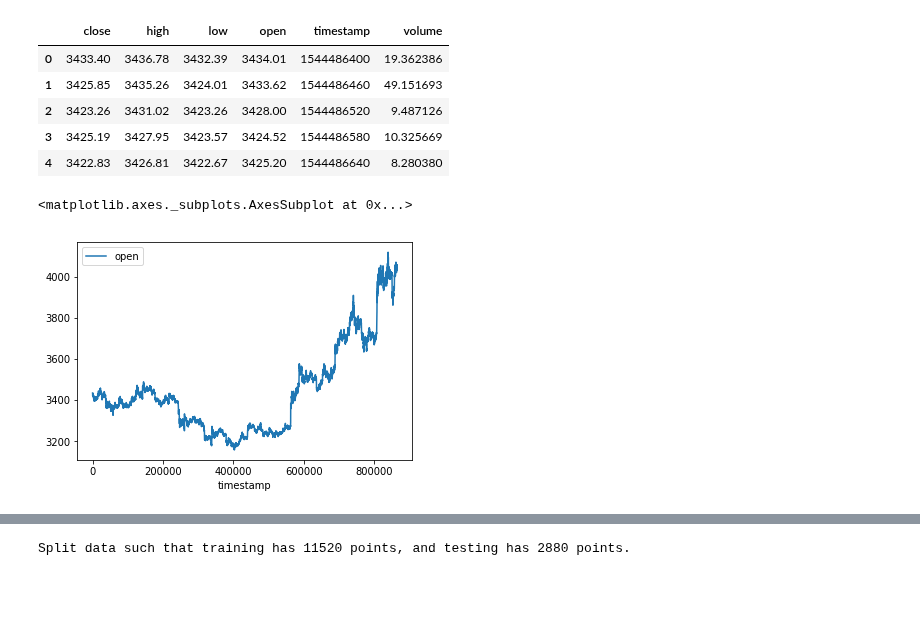
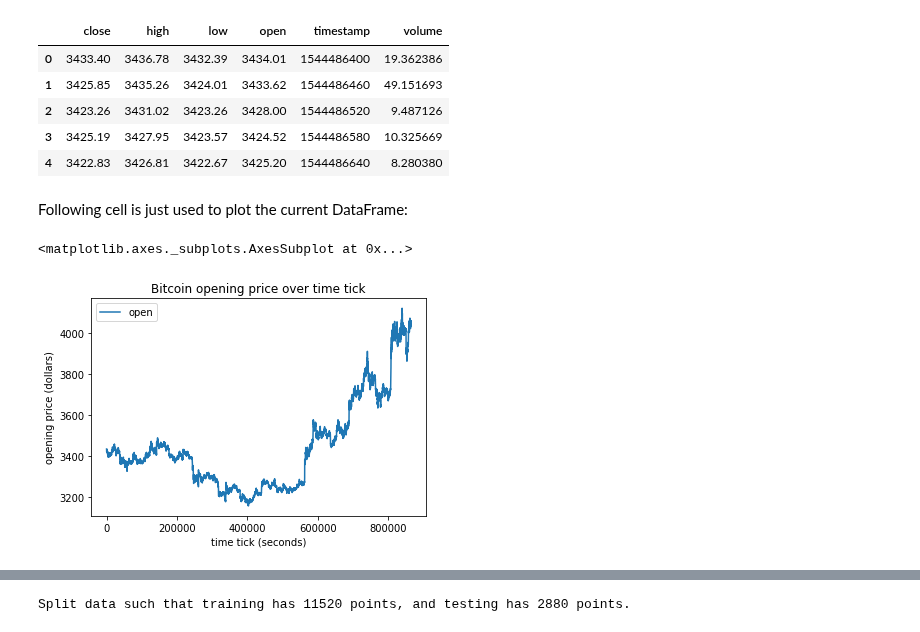
Before and after one commit to jonathancai11/btc-analysis, a Jupyter notebook: btc-prediction.ipynb, the cells around one changed output, grey strips where cells are left out. Cells and saved outputs as stored; diff of their text form; code cells hidden in the pictures; blank space fills up the shorter version.

```diff
--- a/btc-prediction.ipynb
+++ b/btc-prediction.ipynb
@@ -63,13 +72,19 @@ Number of rows: 14400.0
 | 2 | 3423.26 | 3431.02 | 3423.26 | 3428.00 | 1544486520 | 9.487126 |
 | 3 | 3425.19 | 3427.95 | 3423.57 | 3424.52 | 1544486580 | 10.325669 |
 | 4 | 3422.83 | 3426.81 | 3422.67 | 3425.20 | 1544486640 | 8.280380 |
+# %% [markdown]
+Following cell is just used to plot the current DataFrame:
 # %%
 # Plot opening price across entire set
 df_plot = df.drop(labels=['close', 'high', 'low', 'volume'], axis=1)
 earliest_timestamp = df_plot['timestamp'][0]
 # df_plot['timestamp'] = df_plot['timestamp'].apply(lambda x : (x - earliest_timestamp) / 60 / 60 / 24)
 df_plot['timestamp'] = df_plot['timestamp'].apply(lambda x : (x - earliest_timestamp))
-df_plot.plot(x = 'timestamp', y = 'open')
+a = df_plot.plot(x = 'timestamp', y = 'open', \
+                     title='Bitcoin opening price over time tick')
+a.set_ylabel("opening price (dollars)")
+a.set_xlabel("time tick (seconds)")
+display(a)
 # %% [output]
 <matplotlib.axes._subplots.AxesSubplot at 0x...>
-[figure, old version]
+[figure, new version]
```
Also changed, not shown: parts of 11 cells of this notebook.
